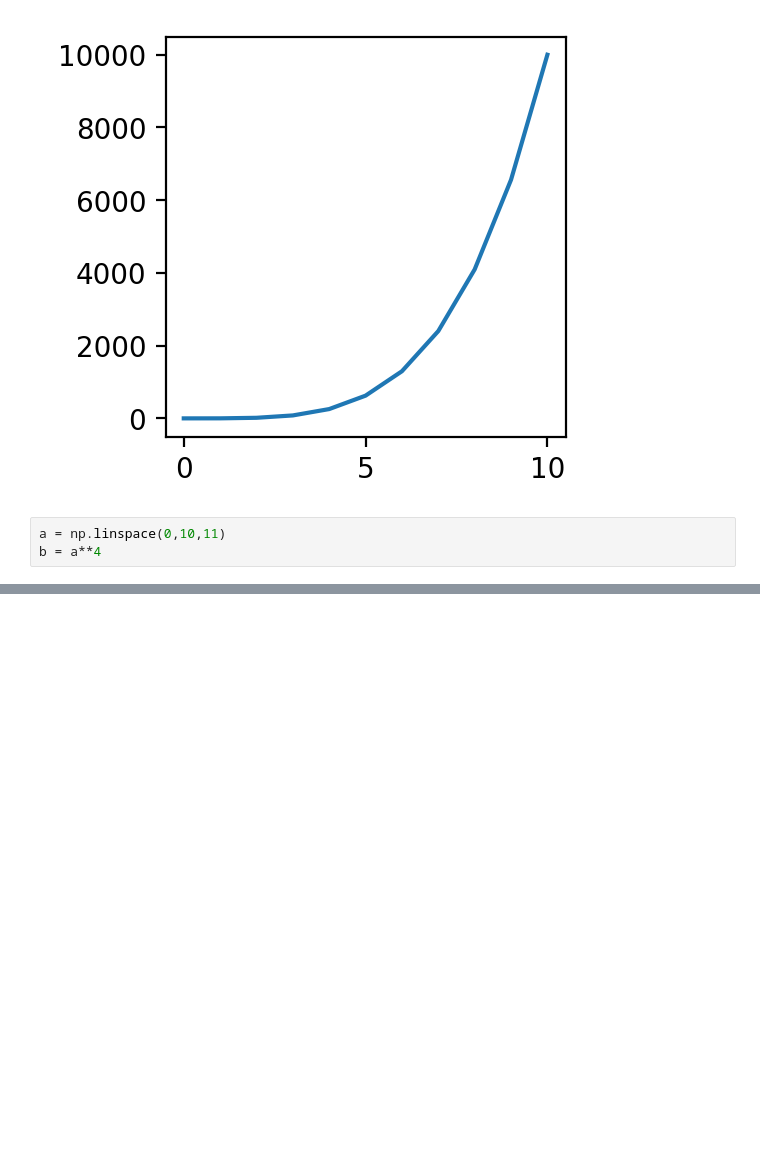
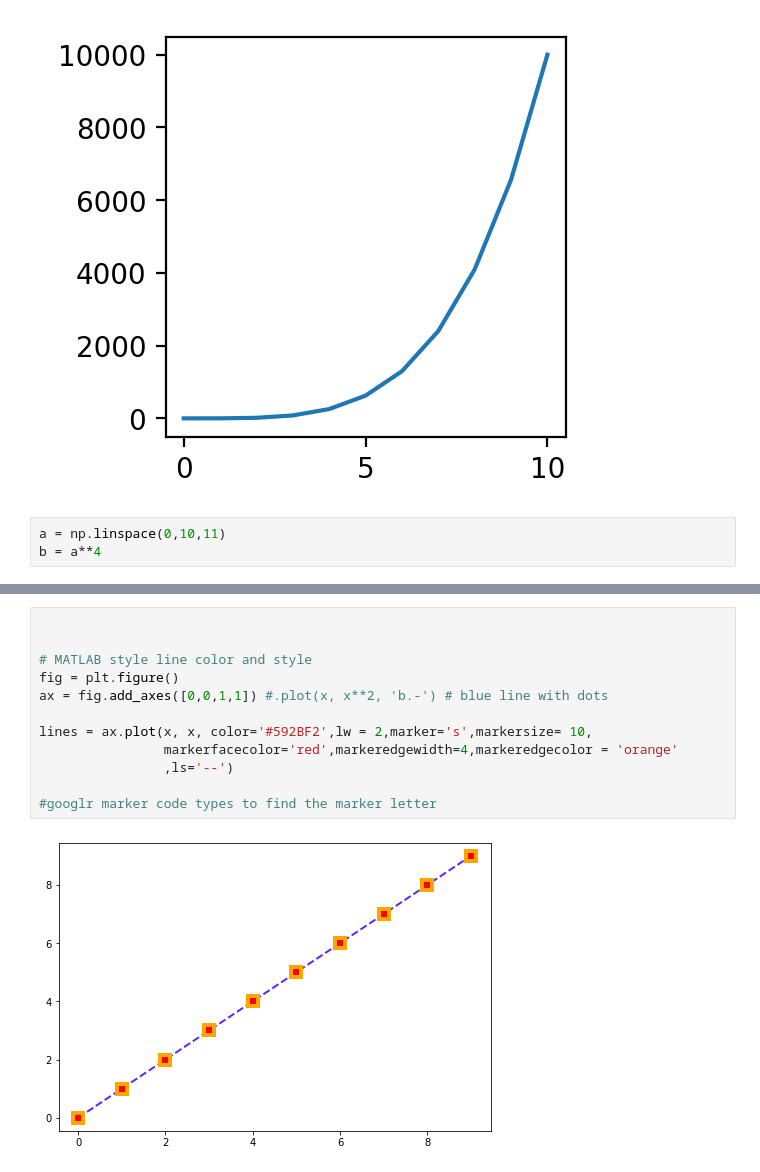
Before and after one commit to ddrightnow/Machine-Learning-Projects, a Jupyter notebook: Python Data Science and Machine Learning/Setup and Environments/04-Matplotlib/Data Science and Machine Learning Workbook 2.ipynb, the cells around one changed output, grey strips where cells are left out. Saved outputs shown, nothing was run; the diff lists cells and outputs as text; blank space fills up the shorter version.

Commit message:
plots

```diff
--- a/Python Data Science and Machine Learning/Setup and Environments/04-Matplotlib/Data Science and Machine Learning Workbook 2.ipynb
+++ b/Python Data Science and Machine Learning/Setup and Environments/04-Matplotlib/Data Science and Machine Learning Workbook 2.ipynb
@@ -324,0 +304,14 @@ lines = ax.plot(x, x, color='#592BF2',lw = 2,marker='+',markersize= 10,
+# %%
+
+
+# MATLAB style line color and style
+fig = plt.figure()
+ax = fig.add_axes([0,0,1,1]) #.plot(x, x**2, 'b.-') # blue line with dots
+
+lines = ax.plot(x, x, color='#592BF2',lw = 2,marker='s',markersize= 10,
+                markerfacecolor='red',markeredgewidth=4,markeredgecolor = 'orange'
+                ,ls='--')
+
+#googlr marker code types to find the marker letter
+# %% [output]
+[figure, added]
```
Also changed, not shown: parts of 39 cells of this notebook.
